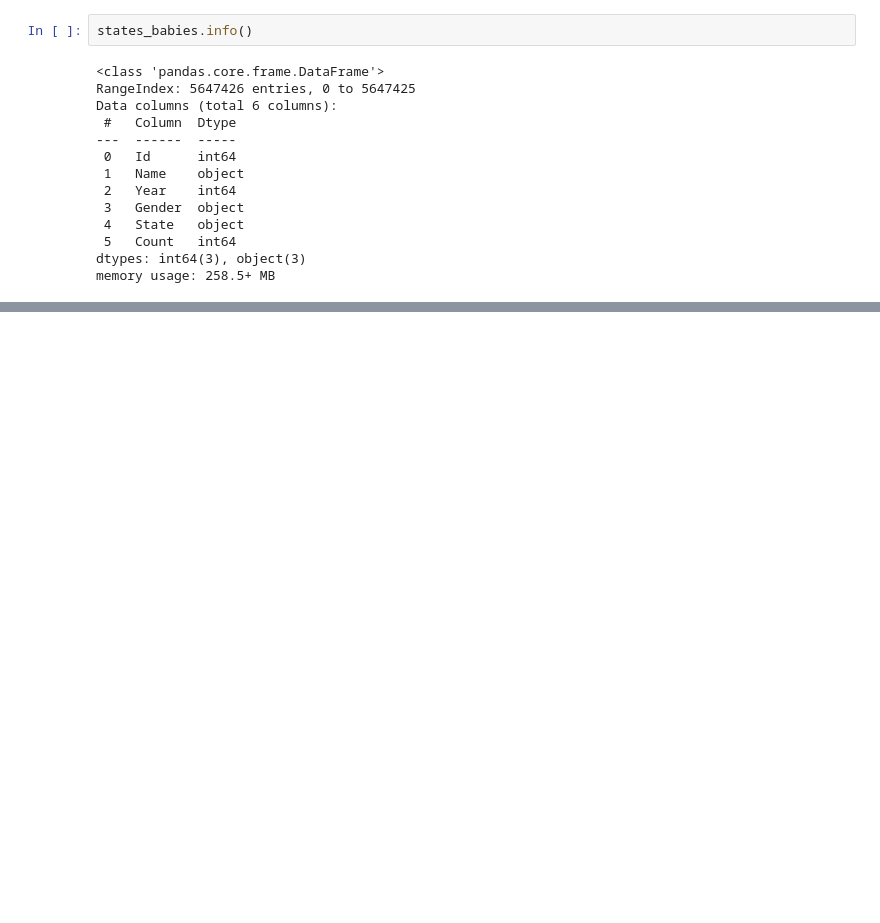
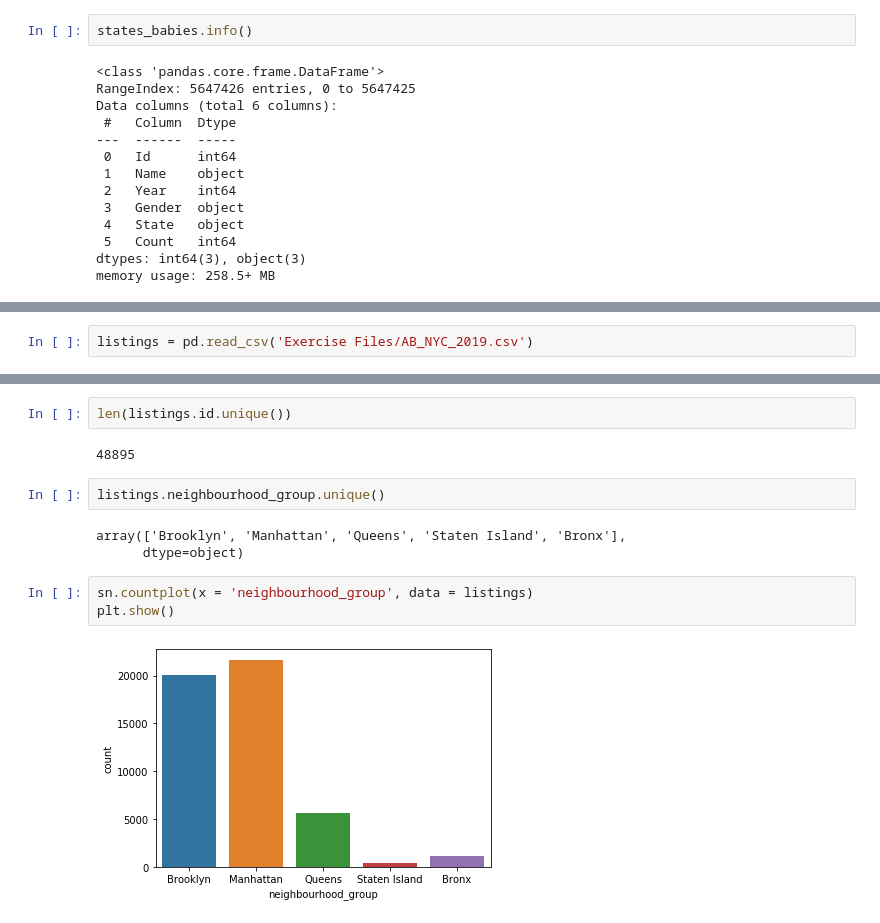
Before and after one commit to anshuldante/ai-ds-ml-practical, a Jupyter notebook: introduction-to-data-science-2/Iteration_1.ipynb, the cells around one changed output, grey strips where cells are left out. Saved outputs shown, nothing was run; the diff lists cells and outputs as text; blank space fills up the shorter version.

```diff
--- a/introduction-to-data-science-2/Iteration_1.ipynb
+++ b/introduction-to-data-science-2/Iteration_1.ipynb
@@ -205,0 +353,2 @@ states_babies.head()
+# %%
+listings = pd.read_csv('Exercise Files/AB_NYC_2019.csv')
@@ -205,0 +369,14 @@ states_babies.head()
+# %%
+len(listings.id.unique())
+# %% [output]
+48895
+# %%
+listings.neighbourhood_group.unique()
+# %% [output]
+array(['Brooklyn', 'Manhattan', 'Queens', 'Staten Island', 'Bronx'],
+      dtype=object)
+# %%
+sn.countplot(x = 'neighbourhood_group', data = listings)
+plt.show()
+# %% [output]
+[figure, added]
```
Also changed, not shown: parts of 51 cells of this notebook, 1 other file.
